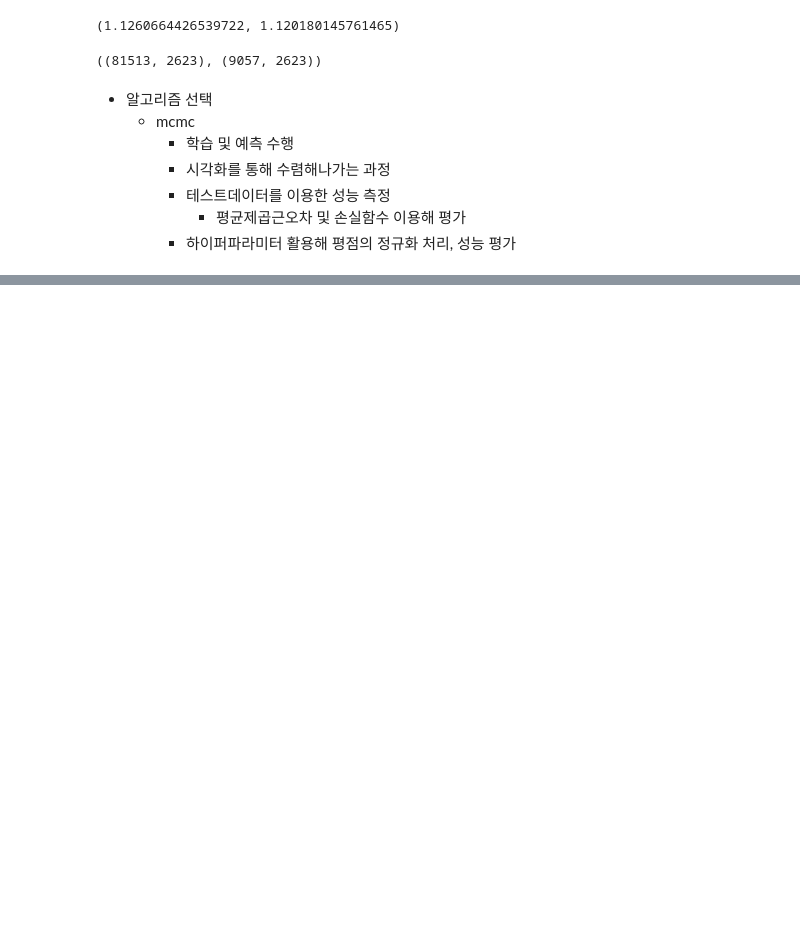
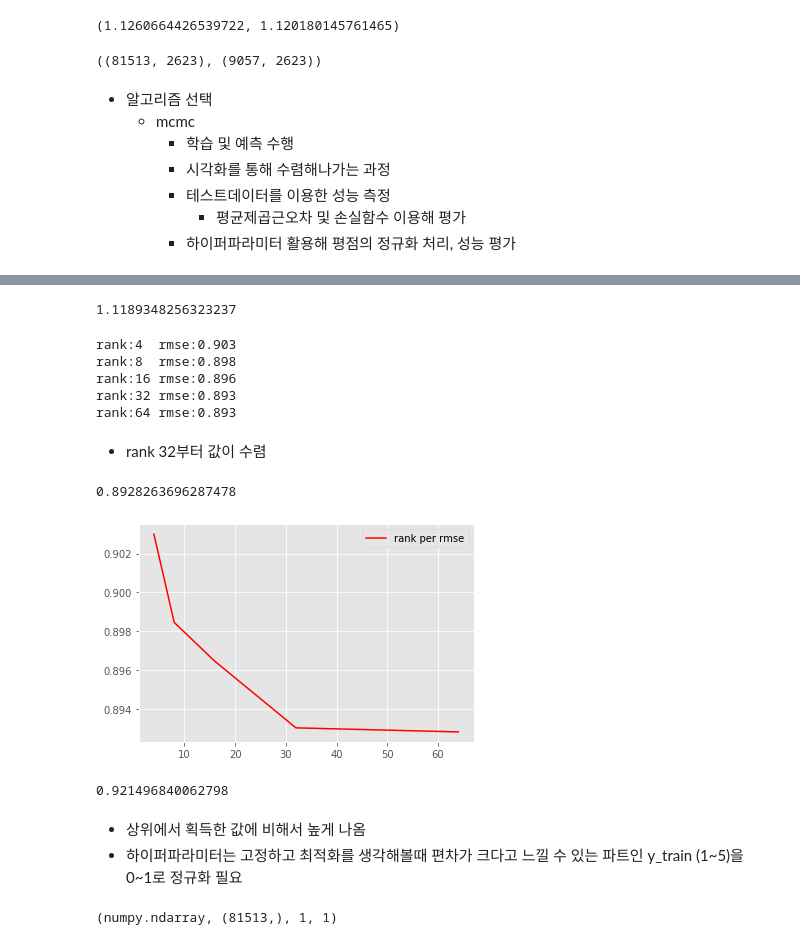
Before and after one commit to cr2w59/ML-study, a Jupyter notebook: ml/notebook/6. 지도학습의 회귀 분석 손실함수_평균제곱근오차사용하여 평가.ipynb, the cells around one changed output, grey strips where cells are left out. Cells and saved outputs as stored; diff of their text form; code cells hidden in the pictures; blank space fills up the shorter version.

```diff
--- a/ml/notebook/6. 지도학습의 회귀 분석 손실함수_평균제곱근오차사용하여 평가.ipynb
+++ b/ml/notebook/6. 지도학습의 회귀 분석 손실함수_평균제곱근오차사용하여 평가.ipynb
@@ -343,0 +472,32 @@ X_train.shape, X_dev_test.shape
+# %%
+np.std(y_dev_test)
+# %% [output]
+1.1189348256323237
+# %%
+ranks = [4, 8, 16, 32, 64]
+seed = 333
+n_iter = 100
+rmse_test = list()
+for rank in ranks:
+    # rank만 바꿔가면서 rmse에 미치는 영향 확인
+    fm = mcmc.FMRegression(n_iter=n_iter, rank=rank, random_state=seed)
+    y_pred = fm.fit_predict(X_train, y_train, X_dev_test)
+    loss_v = np.sqrt(mean_squared_error(y_pred, y_dev_test))
+    rmse_test.append(loss_v)
+    print('rank:{}\trmse:{:.3f}'.format(rank, loss_v))
+# %% [output]
+rank:4  rmse:0.903
+rank:8  rmse:0.898
+rank:16 rmse:0.896
+rank:32 rmse:0.893
+rank:64 rmse:0.893
+# %% [markdown]
+- rank 32부터 값이 수렴
+# %%
+# 시각화
+plt.plot(ranks, rmse_test, label='rank per rmse', color='r')
+plt.legend()
+print( np.min(rmse_test) )
+# %% [output]
+0.8928263696287478
+[figure, added]
@@ -343,0 +507,12 @@ X_train.shape, X_dev_test.shape
+# %%
+y_pred = fm.fit_predict(X_train, y_train, X_test)
+np.sqrt(mean_squared_error(y_pred, test_y))
+# %% [output]
+0.921496840062798
+# %% [markdown]
+- 상위에서 획득한 값에 비해서 높게 나옴
+- 하이퍼파라미터는 고정하고 최적화를 생각해볼때 편차가 크다고 느낄 수 있는 파트인 y_train (1~5)을 0~1로 정규화 필요
+# %%
+type(y_train), y_train.shape, y_train.ndim, len(y_train.shape)
+# %% [output]
+(numpy.ndarray, (81513,), 1, 1)
```
Also changed, not shown: parts of 39 cells of this notebook, 7 other files.
